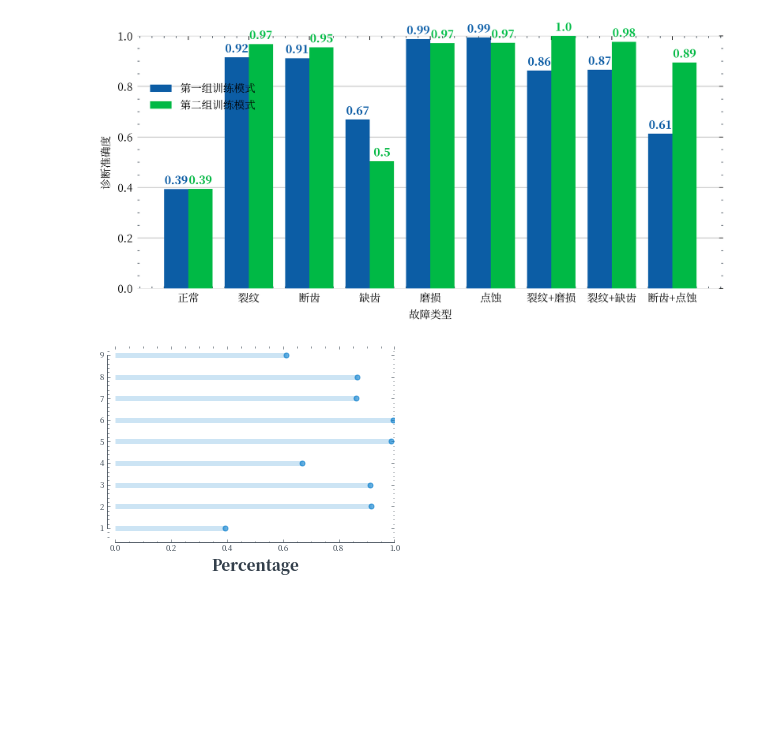
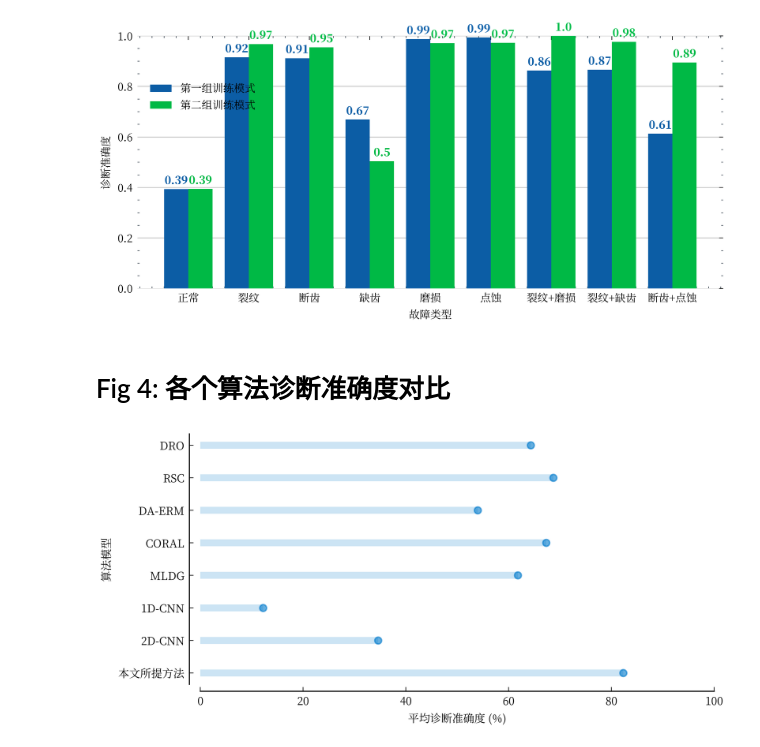
Before and after one commit to bakulaibuji/AdaClust_CompoundFaults, a Jupyter notebook: plot/plot.ipynb, the cells around one changed output. Drawn from its saved outputs; the diff is of its cells as text; code cells hidden in the pictures; blank space fills up the shorter version.

Commit message:
plot (80%)

```diff
--- a/plot/plot.ipynb
+++ b/plot/plot.ipynb
@@ -300,29 +300,43 @@ fig.tight_layout()
 plt.savefig('figs/detailed_acc_compare.png', dpi=300, bbox_inches='tight', pad_inches=0, transparent=True)
 # %% [output]
 [figure]
+# %% [markdown]
+# Fig 4: 各个算法诊断准确度对比
 # %%
-df = pd.DataFrame(index=label, data=group1)
-df2 = pd.DataFrame(index=label, data=group2)
+data = [82.3, 34.6, 12.2, 61.8, 67.3, 54.0, 68.7, 64.3]
+label = ['本文所提方法', '2D-CNN', '1D-CNN', 'MLDG', 'CORAL', 'DA-ERM', 'RSC', 'DRO']
+df = pd.DataFrame(index=label, data=data)
 
 plt.rcParams['axes.edgecolor'] = '#333F4B'
 plt.rcParams['axes.linewidth'] = 0.8
 plt.rcParams['xtick.color'] = '#333F4B'
 plt.rcParams['ytick.color'] = '#333F4B'
 
-my_range = list(range(1, len(df.index) + 1))
+my_range = df.index
 
-fig, ax = plt.subplots(figsize=(5, 3.5))
+fig, ax = plt.subplots(1, 1, figsize=(8 / 1.2, 4 / 1.2), dpi=600)
 plt.hlines(y=my_range, xmin=0, xmax=df[0], color='#007acc', alpha=0.2, linewidth=5)
 plt.plot(df[0], my_range, "o", markersize=5, color='#007acc', alpha=0.6)
-ax.set_xlabel('Percentage', fontsize=15, fontweight='black', color='#333F4B')
-ax.set_ylabel('')
+ax.set_xlabel('平均诊断准确度 (%)')
+ax.set_ylabel('算法模型')
 
 ax.spines['top'].set_visible(False)
 ax.spines['right'].set_visible(False)
-ax.spines['left'].set_bounds((1, len(my_range)))
-ax.set_xlim(0, 1)
+
+# ax.spines['left'].set_bounds((1, len(my_range)))
+ax.set_xlim(0, 100)
 # add some space between the axis and the plot
 ax.spines['left'].set_position(('outward', 8))
 ax.spines['bottom'].set_position(('outward', 5))
+
+ax.tick_params(axis='x', colors='black')
+ax.tick_params(axis='y', colors='black')
+ax.spines['left'].set_color('black')
+ax.spines['bottom'].set_color('black')
+plt.rcParams['axes.linewidth'] = 0.8
+ax.tick_params(bottom=True, top=False, left=True, right=False)
+ax.minorticks_off()
+
+plt.savefig('figs/acc_compare.png', dpi=300, bbox_inches='tight', pad_inches=0, transparent=True)
 # %% [output]
-[figure, old version]
+[figure, new version]
```
Also changed, not shown: parts of 5 cells of this notebook, 3 other files.
